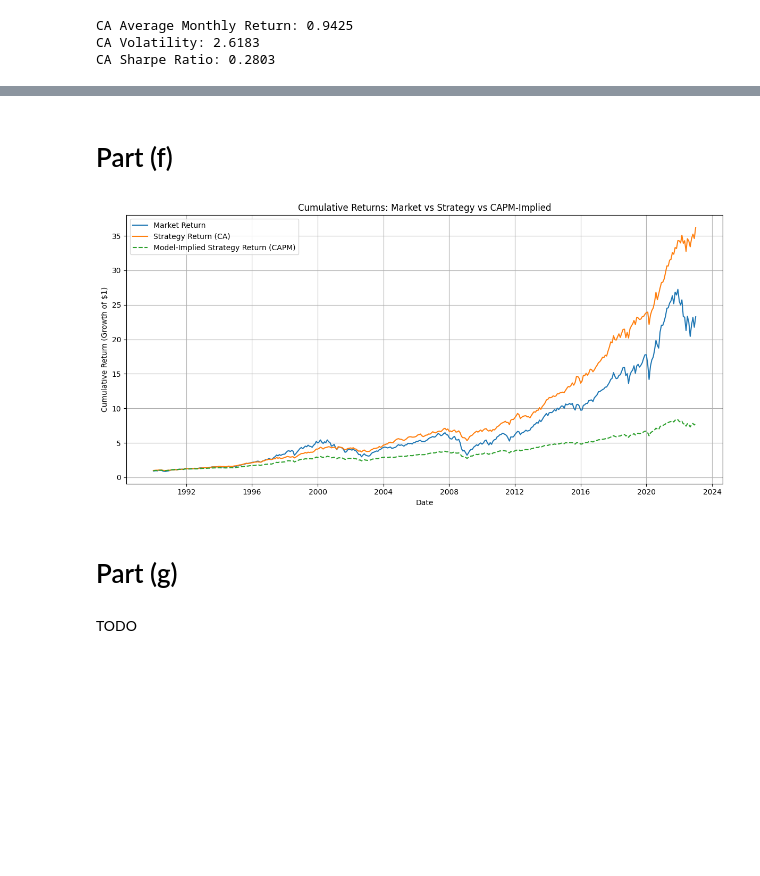
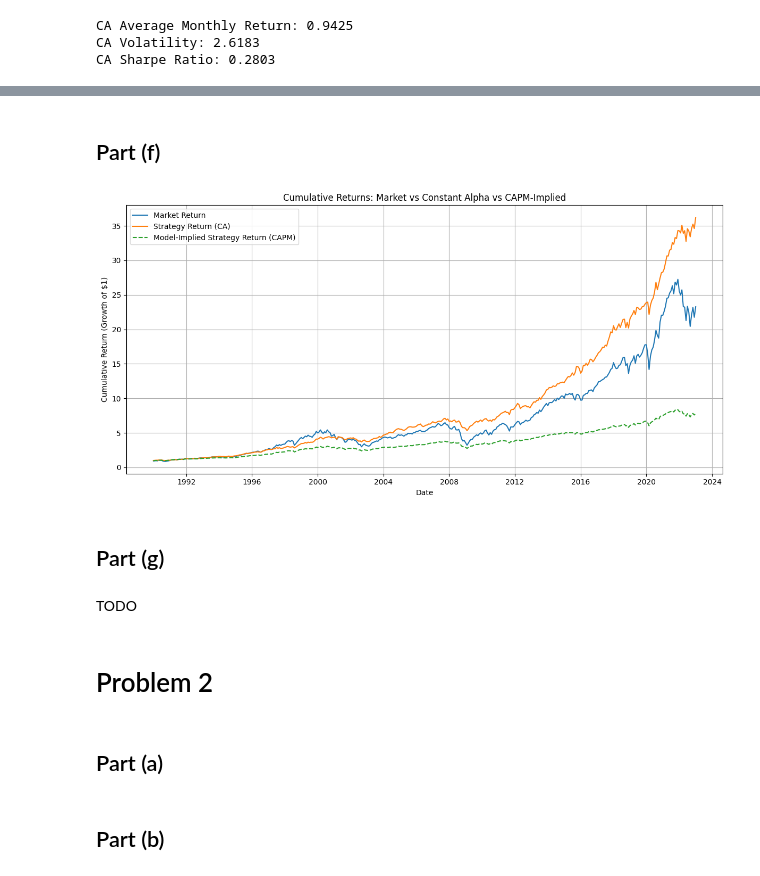
Before and after one commit to tiaeabraham/pbj-bem114, a Jupyter notebook: problem1.ipynb, the cells around one changed output, grey strips where cells are left out. Drawn from its saved outputs; the diff is of its cells as text; code cells hidden in the pictures; blank space fills up the shorter version.

Commit message:
adding problem 2 on same file

```diff
--- a/problem1.ipynb
+++ b/problem1.ipynb
@@ -103,10 +105,10 @@ print(merged.head())
 # %%
 # First, find total returns from strategy
-merged['TR'] = merged["CA"] + merged["RF"]
+merged['CA_TR'] = merged["CA"] + merged["RF"]
 
 # Then, compute average monthly return, volatility, and Sharpe ratio
-ca_avg_return = merged['TR'].mean()
-ca_volatility = merged['TR'].std()
+ca_avg_return = merged['CA_TR'].mean()
+ca_volatility = merged['CA_TR'].std()
 ca_avg_excess_return = merged["CA"].mean()
 ca_sharpe_ratio = ca_avg_excess_return / ca_volatility
 
@@ -175,5 +177,5 @@ Notes:
 # %%
 # Calculate CAPM-implied return for each time period
-merged['RP_hat'] = merged['RF'] + results['beta'] * merged['Mkt-RF']
+merged['CA_TR_hat'] = merged['RF'] + results['beta'] * merged['Mkt-RF']
 print(merged.head())
 # %% [output]
@@ -186,36 +188,42 @@ print(merged.head())
 # %% [markdown]
-# Part (f)
+## Part (f)
 # %%
 # Compute cumulative returns
 # "If I invested $1 at the start and reinvested returns each month, how much
 # money would I have at each time point?"
 # Convert from percentage returns to decimal returns
 merged['Mkt_cum'] = (1 + merged['Mkt'] / 100).cumprod()
-merged['TR_cum'] = (1 + merged['TR'] / 100).cumprod()
-merged['RP_hat_cum'] = (1 + merged['RP_hat'] / 100).cumprod()
+merged['TR_cum'] = (1 + merged['CA_TR'] / 100).cumprod()
+merged['RP_hat_cum'] = (1 + merged['CA_TR_hat'] / 100).cumprod()
 
 # Create time axis from Year and Month
 merged['Date'] = pd.to_datetime(merged['Year'].astype(str) +
                                  merged['Month'].astype(str).str.zfill(2),
                                  format='%Y%m')
 
 # Plotting
 plt.figure(figsize=(12, 6))
 plt.plot(merged['Date'], merged['Mkt_cum'], label='Market Return')
 plt.plot(merged['Date'], merged['TR_cum'], label='Strategy Return (CA)')
 plt.plot(merged['Date'], merged['RP_hat_cum'],
          label='Model-Implied Strategy Return (CAPM)', linestyle='--')
 
-plt.title('Cumulative Returns: Market vs Strategy vs CAPM-Implied')
+plt.title('Cumulative Returns: Market vs Constant Alpha vs CAPM-Implied')
 plt.xlabel('Date')
 plt.ylabel('Cumulative Return (Growth of $1)')
 plt.legend()
 plt.grid(True)
 plt.tight_layout()
 plt.show()
 # %% [output]
-[figure, old version]
+[figure, new version]
 # %% [markdown]
-# Part (g)
+## Part (g)
 # %% [markdown]
 TODO
+# %% [markdown]
+# Problem 2
+# %% [markdown]
+## Part (a)
+# %% [markdown]
+## Part (b)
```
Also changed, not shown: parts of 14 cells of this notebook.
